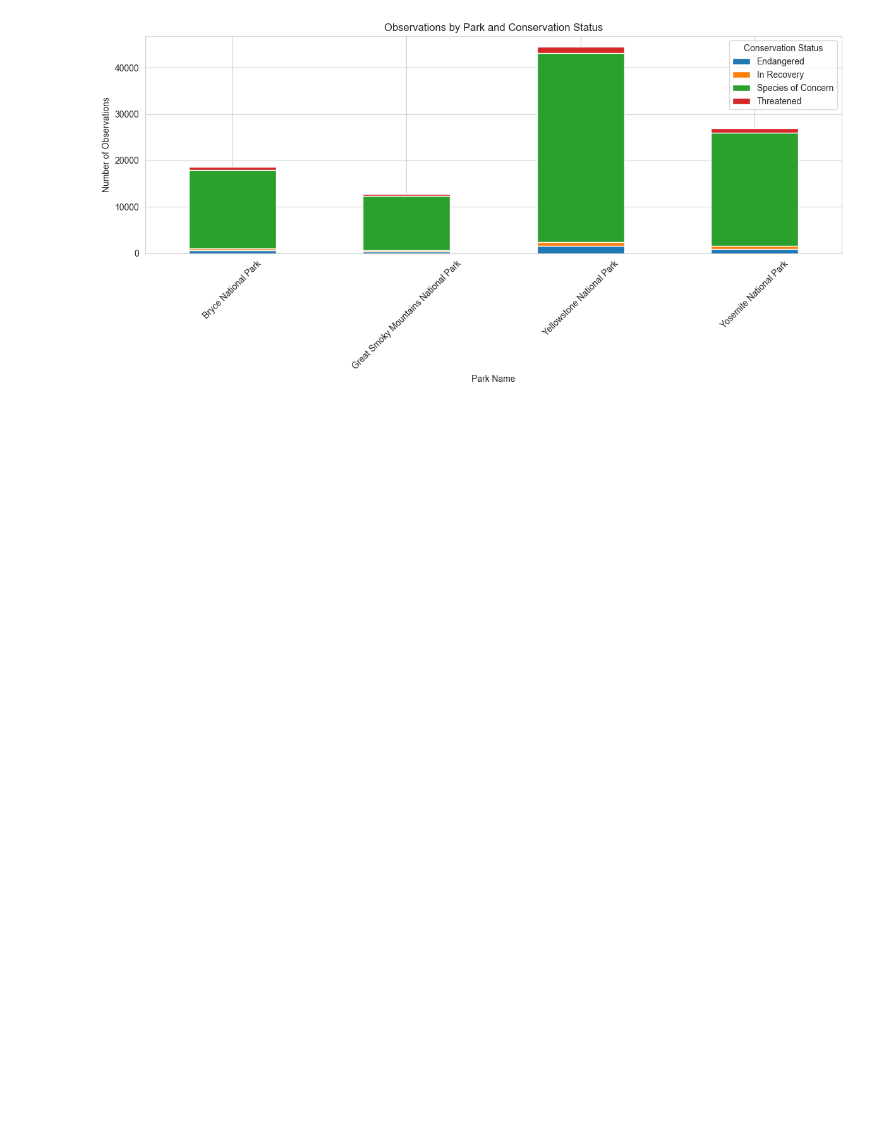
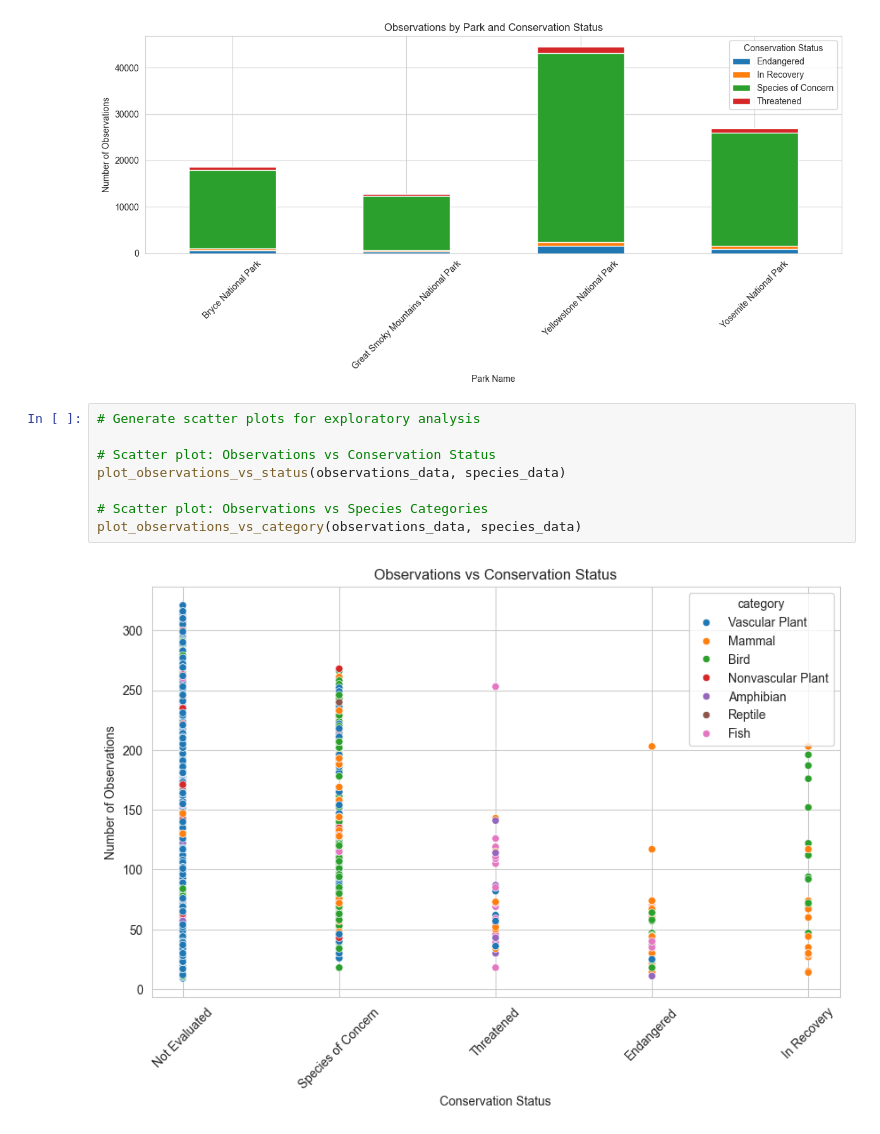
Before and after one commit to DCaputi001/National-Park-Biodiversity, a Jupyter notebook: biodiversity.ipynb, the cells around one changed output. Saved outputs shown, nothing was run; the diff lists cells and outputs as text; blank space fills up the shorter version.

```diff
--- a/biodiversity.ipynb
+++ b/biodiversity.ipynb
@@ -221,3 +285,13 @@ plt.tight_layout()
 plt.show()
 # %% [output]
 [figure]
+# %%
+# Generate scatter plots for exploratory analysis
+
+# Scatter plot: Observations vs Conservation Status
+plot_observations_vs_status(observations_data, species_data)
+
+# Scatter plot: Observations vs Species Categories
+plot_observations_vs_category(observations_data, species_data)
+# %% [output]
+[figure, added]
```
Also changed, not shown: parts of 7 cells of this notebook.
